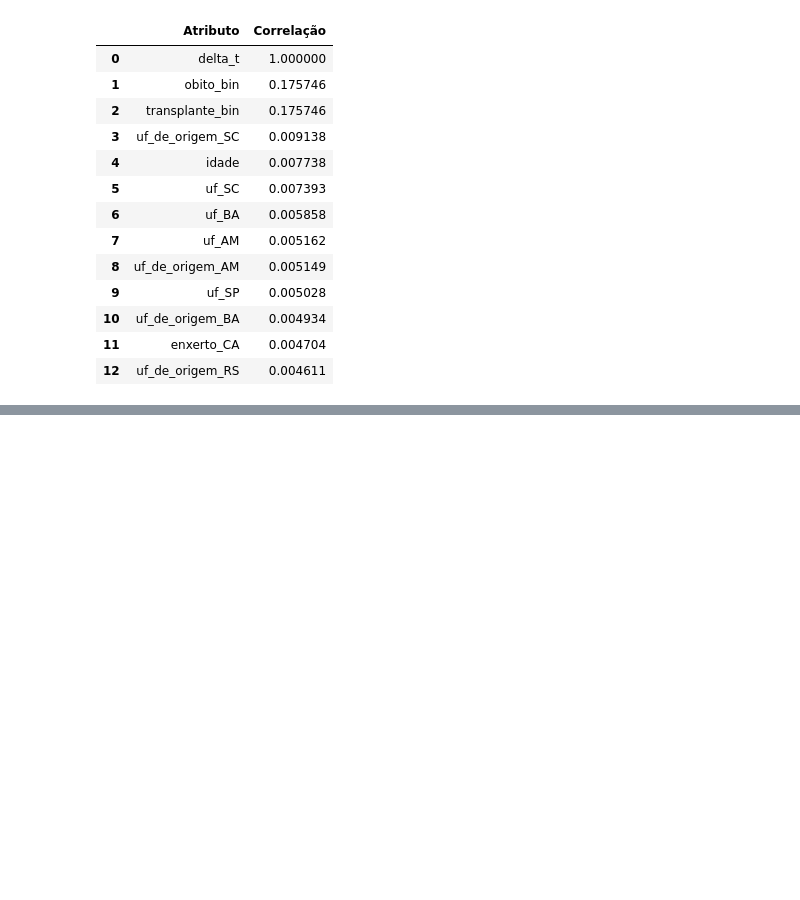
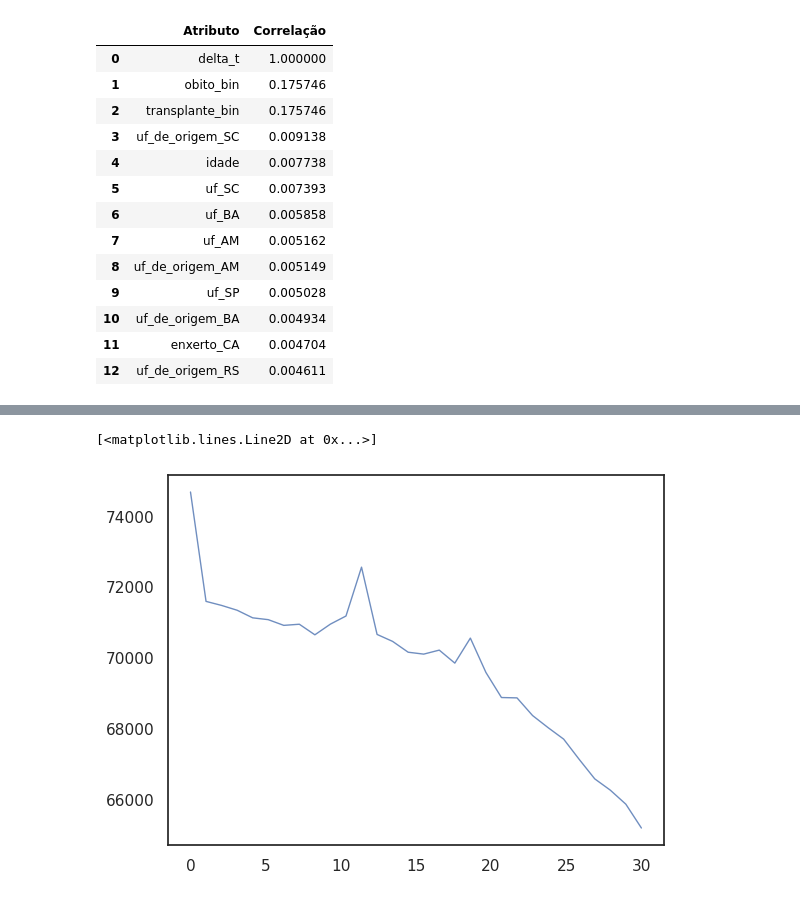
Before and after one commit to Esterci/SNT_table_study, a Jupyter notebook: machine_learning/pre_processamento.ipynb, the cells around one changed output, grey strips where cells are left out. Drawn from its saved outputs; the diff is of its cells as text; code cells hidden in the pictures; blank space fills up the shorter version.

```diff
--- a/machine_learning/pre_processamento.ipynb
+++ b/machine_learning/pre_processamento.ipynb
@@ -433,0 +437,11 @@ regr.score(X_test, y_test)
+# %%
+plt.plot(
+    np.linspace(0,len(regr.loss_curve_),num=len(regr.loss_curve_)),
+    regr.loss_curve_,
+    alpha=0.8,
+    lw=lw,
+    label="Treino",
+)
+# %% [output]
+[<matplotlib.lines.Line2D at 0x...>]
+[figure, added]
```
Also changed, not shown: parts of 3 cells of this notebook.
